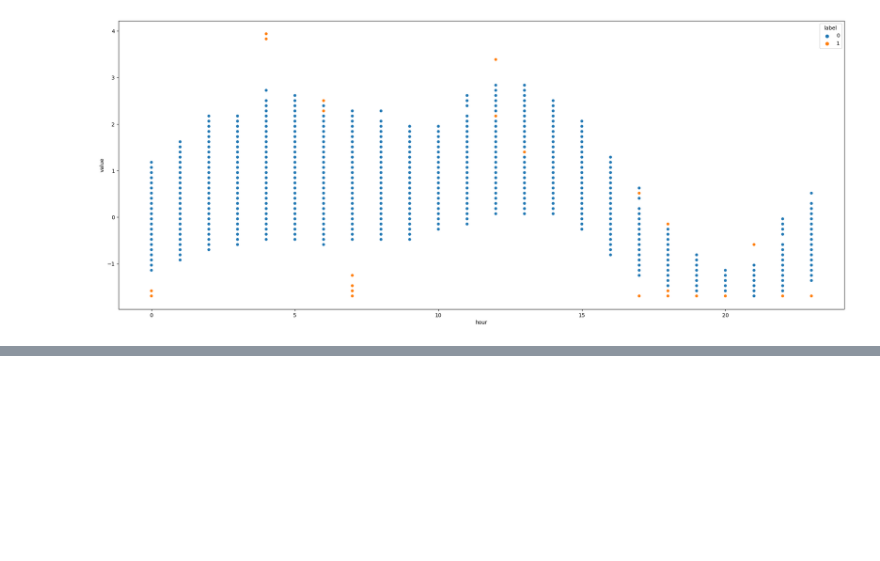
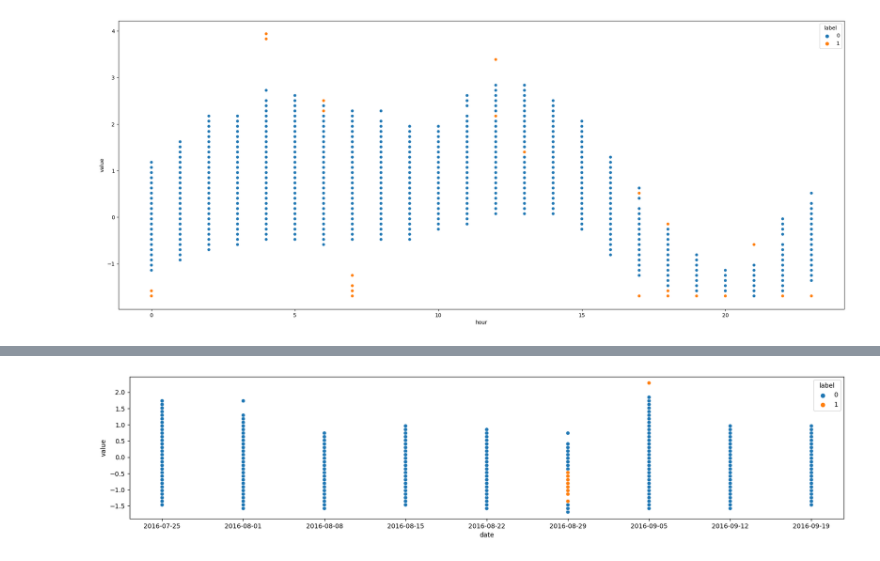
Before and after one commit to ChetanaRajabhoj/kagglex-project, a Jupyter notebook: notebooks/2.0-cr-initial-data-exploration.ipynb, the cells around one changed output, grey strips where cells are left out. Saved outputs shown, nothing was run; the diff lists cells and outputs as text; code cells hidden in the pictures; blank space fills up the shorter version.

```diff
--- a/notebooks/2.0-cr-initial-data-exploration.ipynb
+++ b/notebooks/2.0-cr-initial-data-exploration.ipynb
@@ -84,0 +87,7 @@ plt.show()
+# %%
+plt.figure(figsize=(20,4))
+dfMon = dfcpu.loc[dfcpu.day == "Monday"].copy()
+sns.scatterplot(data=dfMon, x="date", y="value", hue="label")
+plt.show()
+# %% [output]
+[figure, added]
```
Also changed, not shown: parts of 28 cells of this notebook.
